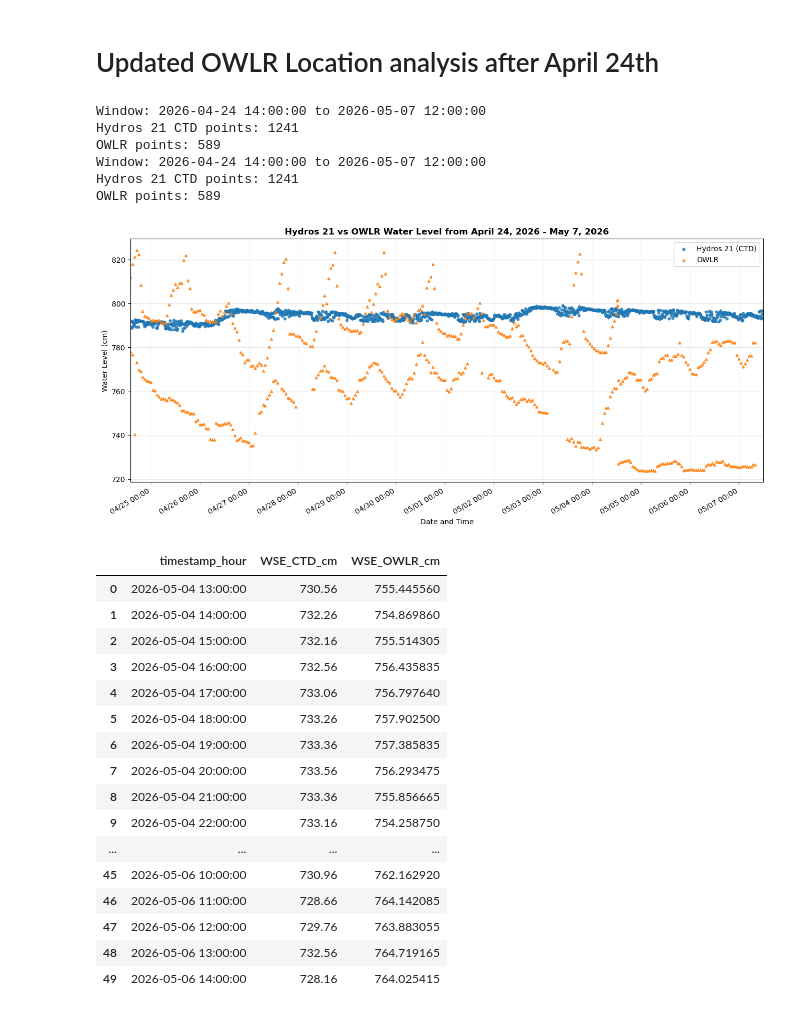
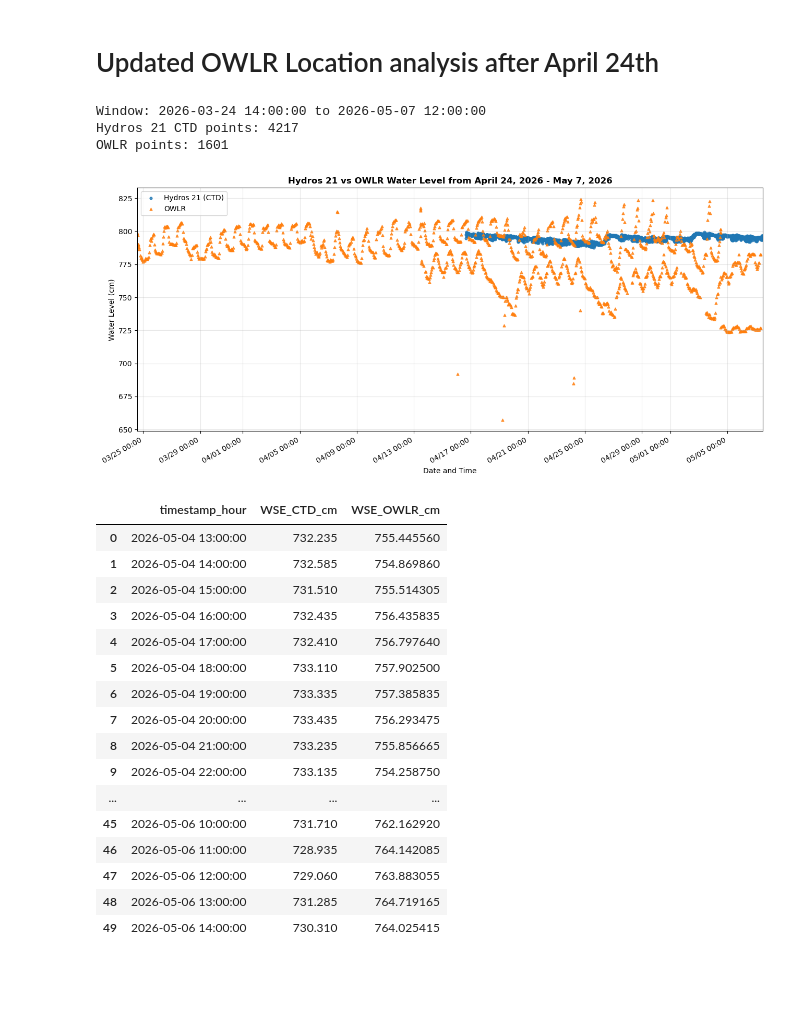
Before and after one commit to COAST-Lab/Open-Water-Level-and-Rainfall-Sensor, a Jupyter notebook: Data Analysis/waterSurfaceElevationAnalysis.ipynb, the cells around one changed output. Cells and saved outputs as stored; diff of their text form; code cells hidden in the pictures; blank space fills up the shorter version.

```diff
--- a/Data Analysis/waterSurfaceElevationAnalysis.ipynb
+++ b/Data Analysis/waterSurfaceElevationAnalysis.ipynb
@@ -486,7 +511,7 @@ import matplotlib.dates as mdates
 # File paths and window
 ctd_new_path  = os.path.join('Data', 'wse_meterCTD_05072026.csv')
 owlr_new_path = os.path.join('Data', 'OWLR_CMS_05072026.csv')
-new_start = pd.Timestamp('2026-04-24 14:00:00')
+new_start = pd.Timestamp('2026-03-24 14:00:00')
 new_end   = pd.Timestamp('2026-05-07 12:00:00')
 
 # --- Load Hydros 21 CTD ---
@@ -545,54 +570,51 @@ ax.scatter(
     s=12,
     marker='o',
     alpha=0.8,
     label='Hydros 21 (CTD)'
 )
 ax.scatter(
     owlr_new['timestamp'],
     owlr_new['WSE_OWLR_cm'],
     color='tab:orange',
     s=12,
     marker='^',
     alpha=0.8,
     label='OWLR'
 )
 
 ax.set_title('Hydros 21 vs OWLR Water Level from April 24, 2026 - May 7, 2026', fontweight='bold')
 ax.set_xlabel('Date and Time')
 ax.set_ylabel('Water Level (cm)')
 ax.set_xlim(new_start, new_end)
 ax.grid(True, alpha=0.3)
 ax.legend(loc='best')
 
 ax.xaxis.set_major_locator(mdates.AutoDateLocator(minticks=6, maxticks=14))
 ax.xaxis.set_major_formatter(mdates.DateFormatter('%m/%d %H:%M'))
 fig.autofmt_xdate(rotation=30)
 plt.tight_layout()
 plt.show()
 
 comparison.head(50)
 # %% [output]
-Window: 2026-04-24 14:00:00 to 2026-05-07 12:00:00
-Hydros 21 CTD points: 1241
-OWLR points: 589
-Window: 2026-04-24 14:00:00 to 2026-05-07 12:00:00
-Hydros 21 CTD points: 1241
-OWLR points: 589
+Window: 2026-03-24 14:00:00 to 2026-05-07 12:00:00
+Hydros 21 CTD points: 4217
+OWLR points: 1601
-[figure, old version]
+[figure, new version]
 |  | timestamp_hour | WSE_CTD_cm | WSE_OWLR_cm |
-| 0 | 2026-05-04 13:00:00 | 730.56 | 755.445560 |
-| 1 | 2026-05-04 14:00:00 | 732.26 | 754.869860 |
-| 2 | 2026-05-04 15:00:00 | 732.16 | 755.514305 |
-| 3 | 2026-05-04 16:00:00 | 732.56 | 756.435835 |
-| 4 | 2026-05-04 17:00:00 | 733.06 | 756.797640 |
-| 5 | 2026-05-04 18:00:00 | 733.26 | 757.902500 |
-| 6 | 2026-05-04 19:00:00 | 733.36 | 757.385835 |
-| 7 | 2026-05-04 20:00:00 | 733.56 | 756.293475 |
-| 8 | 2026-05-04 21:00:00 | 733.36 | 755.856665 |
-| 9 | 2026-05-04 22:00:00 | 733.16 | 754.258750 |
+| 0 | 2026-05-04 13:00:00 | 732.235 | 755.445560 |
+| 1 | 2026-05-04 14:00:00 | 732.585 | 754.869860 |
+| 2 | 2026-05-04 15:00:00 | 731.510 | 755.514305 |
+| 3 | 2026-05-04 16:00:00 | 732.435 | 756.435835 |
+| 4 | 2026-05-04 17:00:00 | 732.410 | 756.797640 |
+| 5 | 2026-05-04 18:00:00 | 733.110 | 757.902500 |
+| 6 | 2026-05-04 19:00:00 | 733.335 | 757.385835 |
+| 7 | 2026-05-04 20:00:00 | 733.435 | 756.293475 |
+| 8 | 2026-05-04 21:00:00 | 733.235 | 755.856665 |
+| 9 | 2026-05-04 22:00:00 | 733.135 | 754.258750 |
 | ... | ... | ... | ... |
-| 45 | 2026-05-06 10:00:00 | 730.96 | 762.162920 |
-| 46 | 2026-05-06 11:00:00 | 728.66 | 764.142085 |
-| 47 | 2026-05-06 12:00:00 | 729.76 | 763.883055 |
-| 48 | 2026-05-06 13:00:00 | 732.56 | 764.719165 |
-| 49 | 2026-05-06 14:00:00 | 728.16 | 764.025415 |
+| 45 | 2026-05-06 10:00:00 | 731.710 | 762.162920 |
+| 46 | 2026-05-06 11:00:00 | 728.935 | 764.142085 |
+| 47 | 2026-05-06 12:00:00 | 729.060 | 763.883055 |
+| 48 | 2026-05-06 13:00:00 | 731.285 | 764.719165 |
+| 49 | 2026-05-06 14:00:00 | 730.310 | 764.025415 |
```
Also changed, not shown: parts of 6 cells of this notebook, 3 other files.
